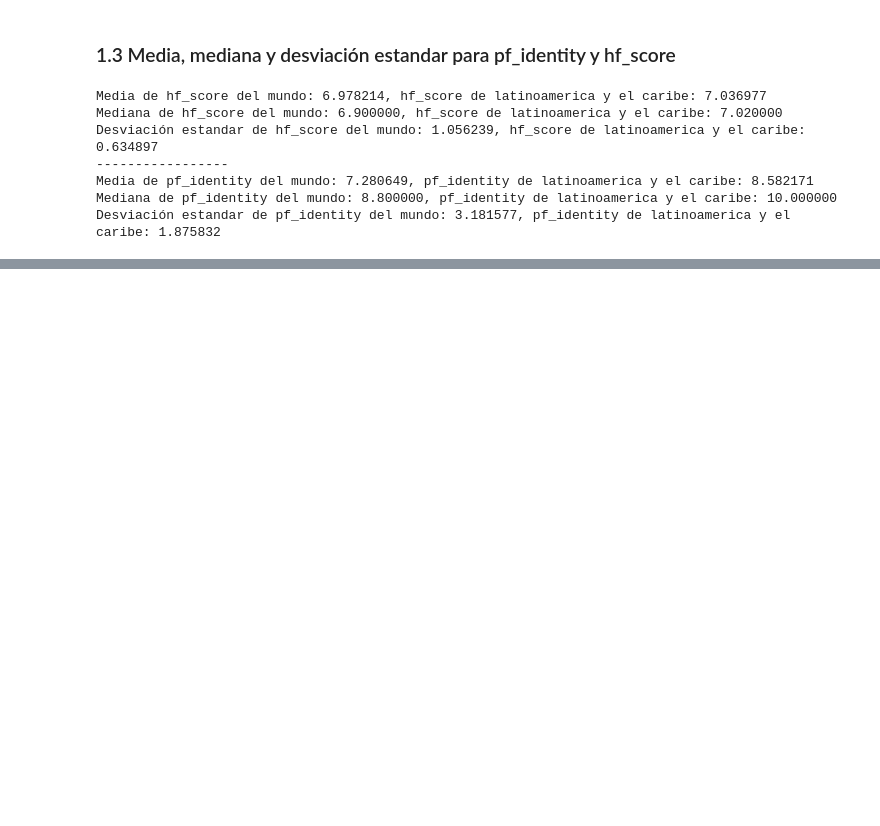
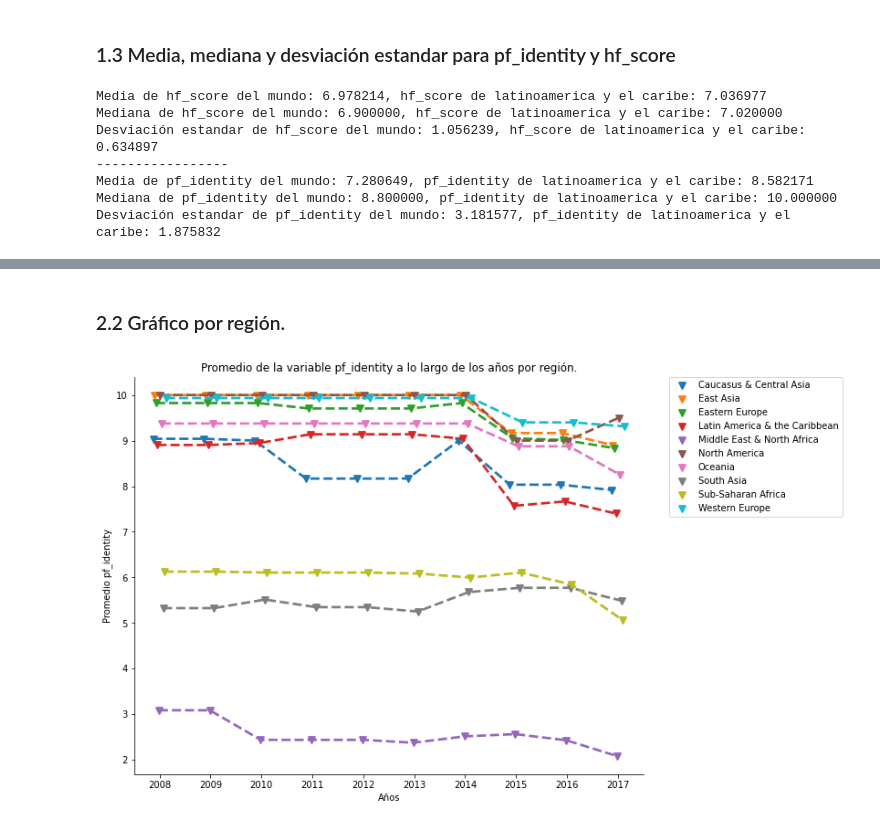
Before and after one commit to lucaslissandrello/Analisis-y-Visualizaci-n-de-Datos-Grupo-1-Cohorte-2-DiploDatos-2020, a Jupyter notebook: Practico_resolucion.ipynb, the cells around one changed output, grey strips where cells are left out. Drawn from its saved outputs; the diff is of its cells as text; code cells hidden in the pictures; blank space fills up the shorter version.

```diff
--- a/Practico_resolucion.ipynb
+++ b/Practico_resolucion.ipynb
@@ -165,0 +209,22 @@ Desviación estandar de pf_identity del mundo: 3.181577, pf_identity de latinoam
+# %% [markdown]
+### 2.2 Gráfico por región.
+# %%
+# Gráfico por región para pf_identity.
+
+# Agrupamos las dos columnas por año y por región.
+pf_identity_group_by_year_region = dataset[['year', 'region', 'pf_identity']].groupby(['region', 'year']).mean()
+pf_identity_group_by_year_region = pf_identity_group_by_year_region.reset_index() # Ponemos al año como una columna
+
+plt.figure(figsize=(10,8))
+seaborn.pointplot(data=pf_identity_group_by_year_region,
+                  x='year', y='pf_identity',
+                  hue='region', dodge=True, ci=None,
+                  markers='v', linestyles='--', errwidth=1, capsize=0.2)
+
+plt.ylabel('Promedio pf_identity')
+plt.xlabel('Años')
+plt.title('Promedio de la variable pf_identity a lo largo de los años por región.')
+plt.legend(bbox_to_anchor=(1.05, 1), loc=2, borderaxespad=0.)
+seaborn.despine()
+# %% [output]
+[figure, added]
```
Also changed, not shown: parts of 12 cells of this notebook.
